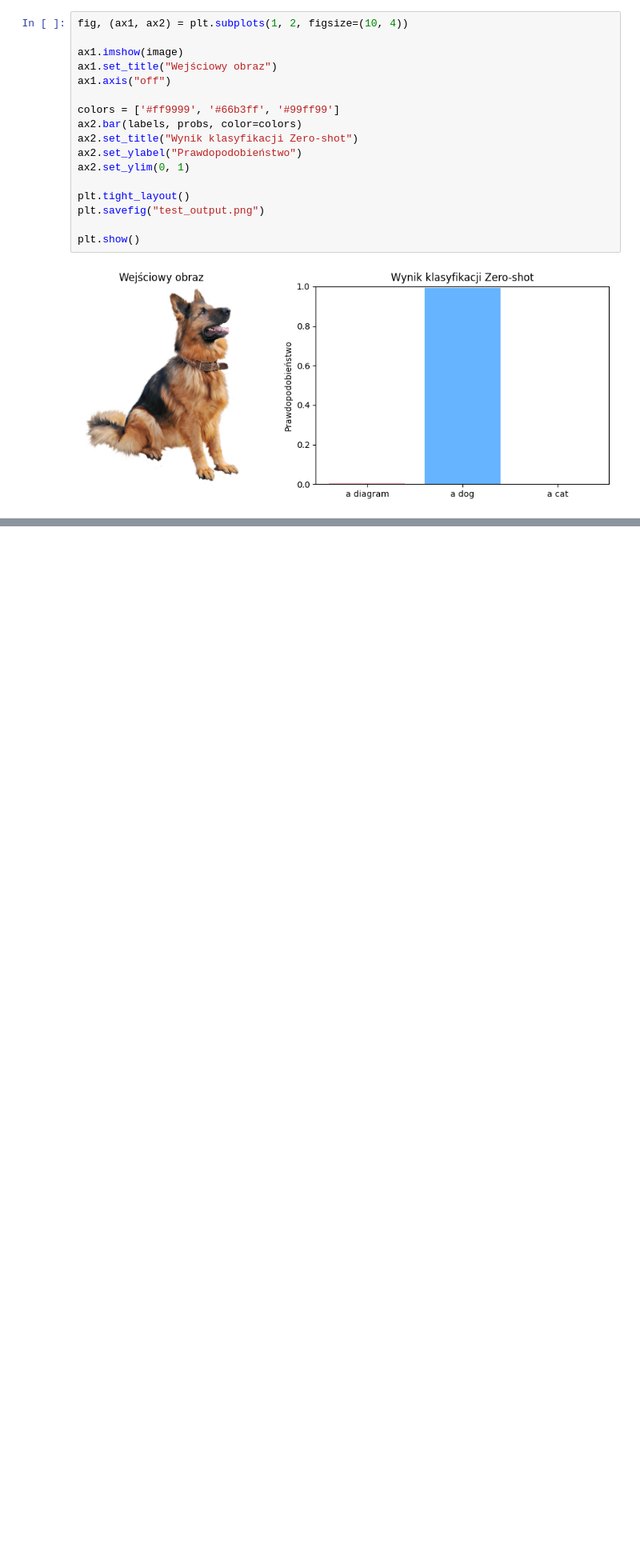
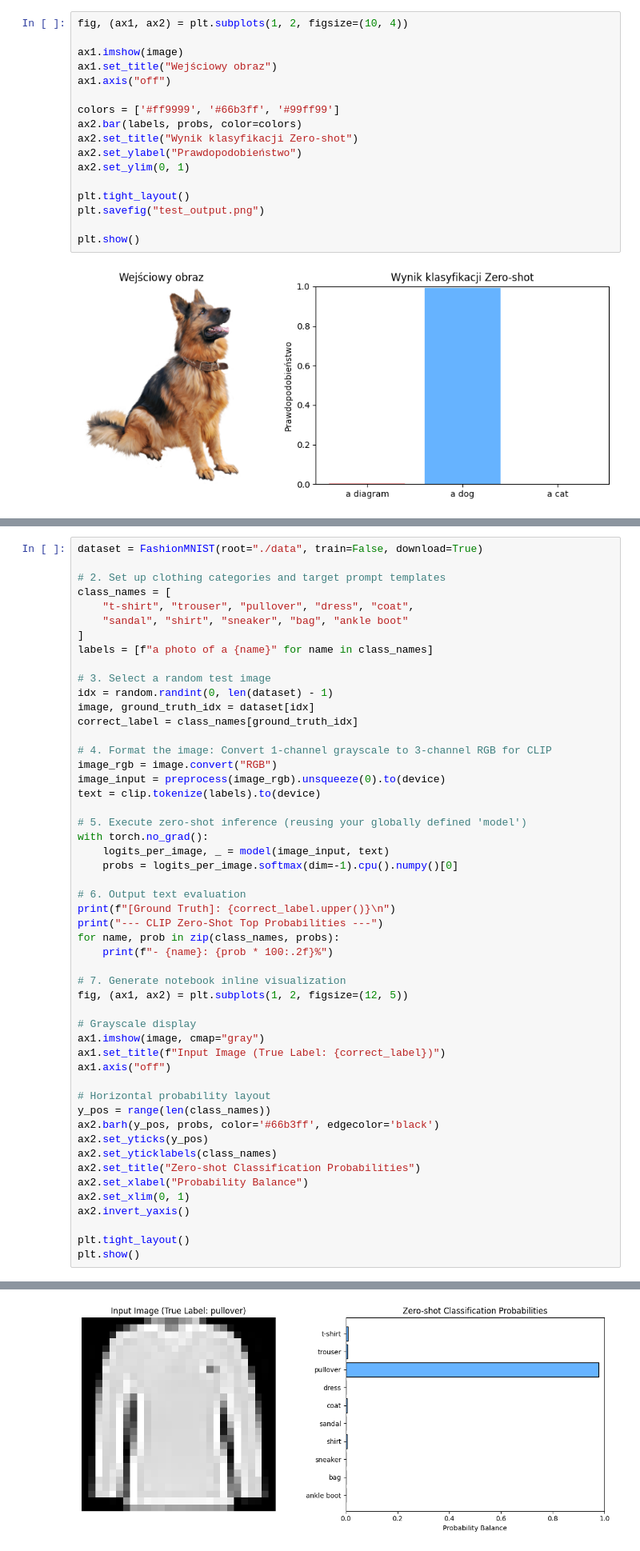
Before and after one commit to Einhartd/adom-clip, a Jupyter notebook: src/test_experiment.ipynb, the cells around one changed output, grey strips where cells are left out. Shown at 80% size. Drawn from its saved outputs; the diff is of its cells as text; blank space fills up the shorter version.

Commit message:
Experiments MNIST Fashion

```diff
--- a/src/test_experiment.ipynb
+++ b/src/test_experiment.ipynb
@@ -56,0 +60,52 @@ plt.show()
+# %%
+dataset = FashionMNIST(root="./data", train=False, download=True)
+
+# 2. Set up clothing categories and target prompt templates
+class_names = [
+    "t-shirt", "trouser", "pullover", "dress", "coat",
+    "sandal", "shirt", "sneaker", "bag", "ankle boot"
+]
+labels = [f"a photo of a {name}" for name in class_names]
+
+# 3. Select a random test image
+idx = random.randint(0, len(dataset) - 1)
+image, ground_truth_idx = dataset[idx]
+correct_label = class_names[ground_truth_idx]
+
+# 4. Format the image: Convert 1-channel grayscale to 3-channel RGB for CLIP
+image_rgb = image.convert("RGB")
+image_input = preprocess(image_rgb).unsqueeze(0).to(device)
+text = clip.tokenize(labels).to(device)
+
+# 5. Execute zero-shot inference (reusing your globally defined 'model')
+with torch.no_grad():
+    logits_per_image, _ = model(image_input, text)
+    probs = logits_per_image.softmax(dim=-1).cpu().numpy()[0]
+
+# 6. Output text evaluation
+print(f"[Ground Truth]: {correct_label.upper()}\n")
+print("--- CLIP Zero-Shot Top Probabilities ---")
+for name, prob in zip(class_names, probs):
+    print(f"- {name}: {prob * 100:.2f}%")
+
+# 7. Generate notebook inline visualization
+fig, (ax1, ax2) = plt.subplots(1, 2, figsize=(12, 5))
+
+# Grayscale display
+ax1.imshow(image, cmap="gray")
+ax1.set_title(f"Input Image (True Label: {correct_label})")
+ax1.axis("off")
+
+# Horizontal probability layout
+y_pos = range(len(class_names))
+ax2.barh(y_pos, probs, color='#66b3ff', edgecolor='black')
+ax2.set_yticks(y_pos)
+ax2.set_yticklabels(class_names)
+ax2.set_title("Zero-shot Classification Probabilities")
+ax2.set_xlabel("Probability Balance")
+ax2.set_xlim(0, 1)
+ax2.invert_yaxis()
+
+plt.tight_layout()
+plt.show()
+# %% [output]
@@ -56,0 +125 @@ plt.show()
+[figure, added]
```
Also changed, not shown: parts of 6 cells of this notebook, 12 other files.
